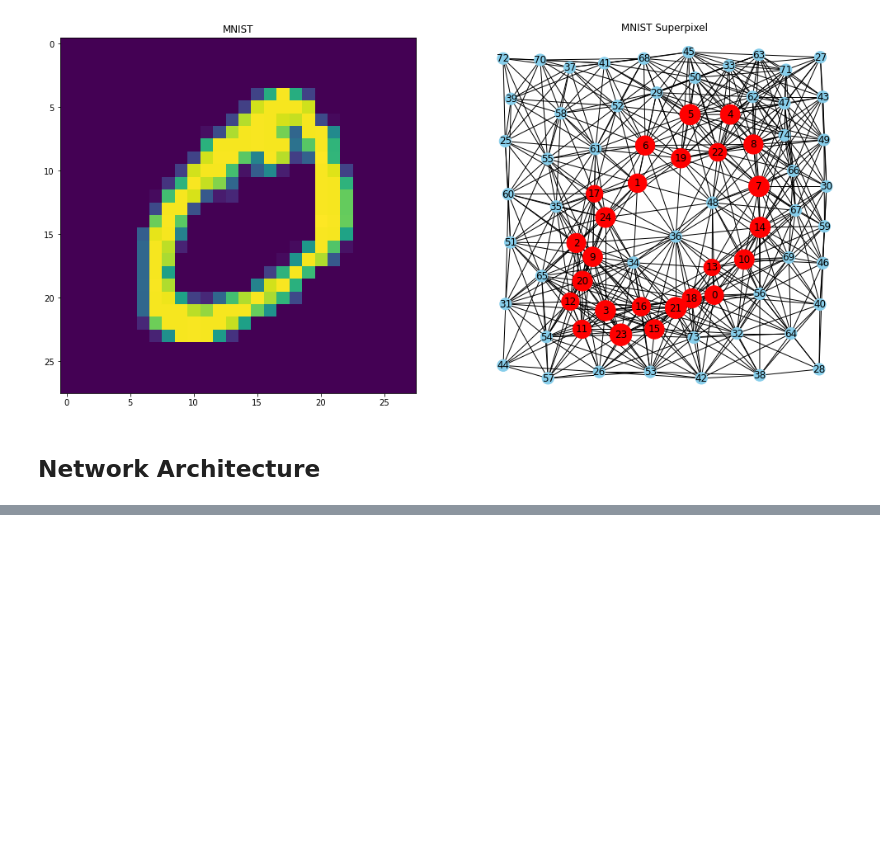
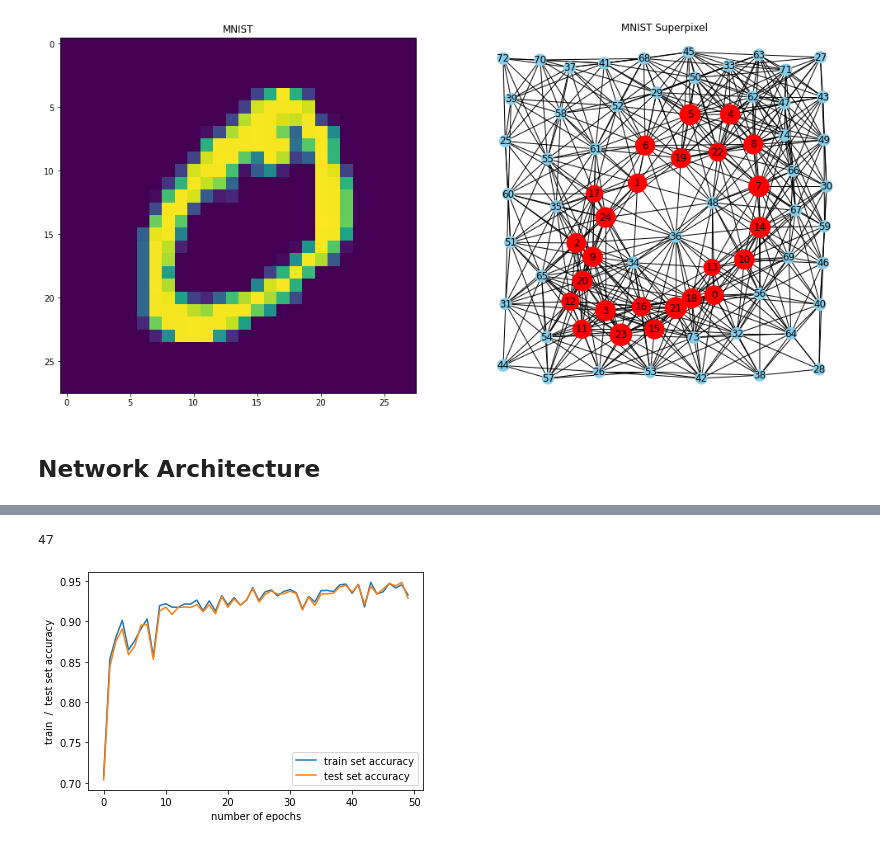
Before and after one commit to szymonrucinski/graph-convolutional-networks, a Jupyter notebook: induction.ipynb, the cells around one changed output, grey strips where cells are left out. Drawn from its saved outputs; the diff is of its cells as text; code cells hidden in the pictures; blank space fills up the shorter version.

```diff
--- a/induction.ipynb
+++ b/induction.ipynb
@@ -118,0 +183,18 @@ print(test_acc)
+# %%
+import matplotlib.pyplot as plt
+
+fig = plt.figure()
+######1st plot#########
+ax1 = fig.add_subplot()
+ax1.set_ylabel('train  /  test set accuracy')
+ax1.set_xlabel('number of epochs')
+print(avg_valid_losses.index(min(avg_valid_losses)))
+plt.plot(list(range(len(valid_accuracies))), valid_accuracies, label = "train set accuracy")
+plt.plot(list(range(len(valid_accuracies))), test_accuracies, label="test set accuracy")
+h,labels = ax1.get_legend_handles_labels()
+labels[:1] = ['train set accuracy','test set accuracy']
+ax1.legend(labels=labels)
+plt.show()
+# %% [output]
+47
+[figure, added]
```
Also changed, not shown: parts of 15 cells of this notebook, 5 other files.
